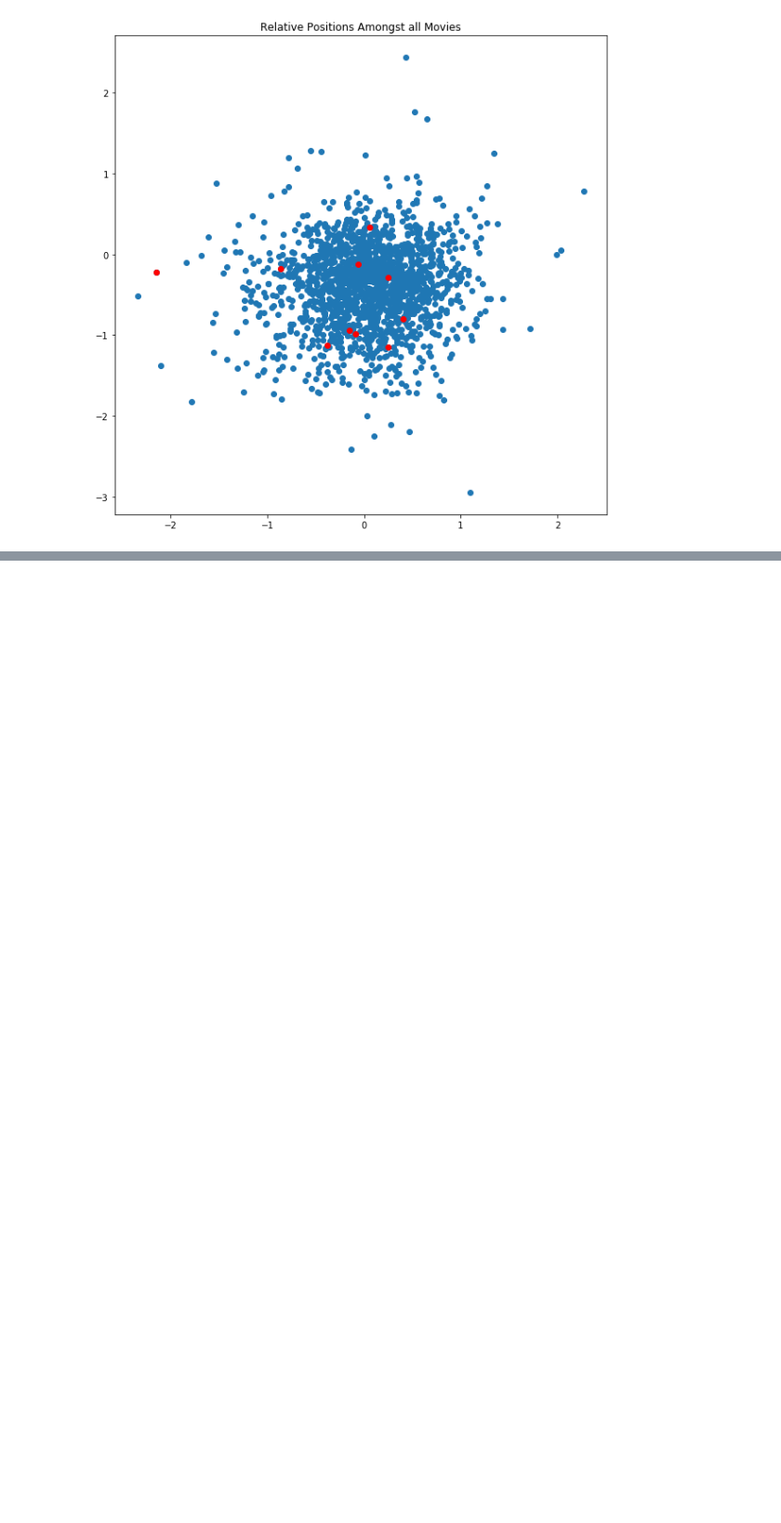
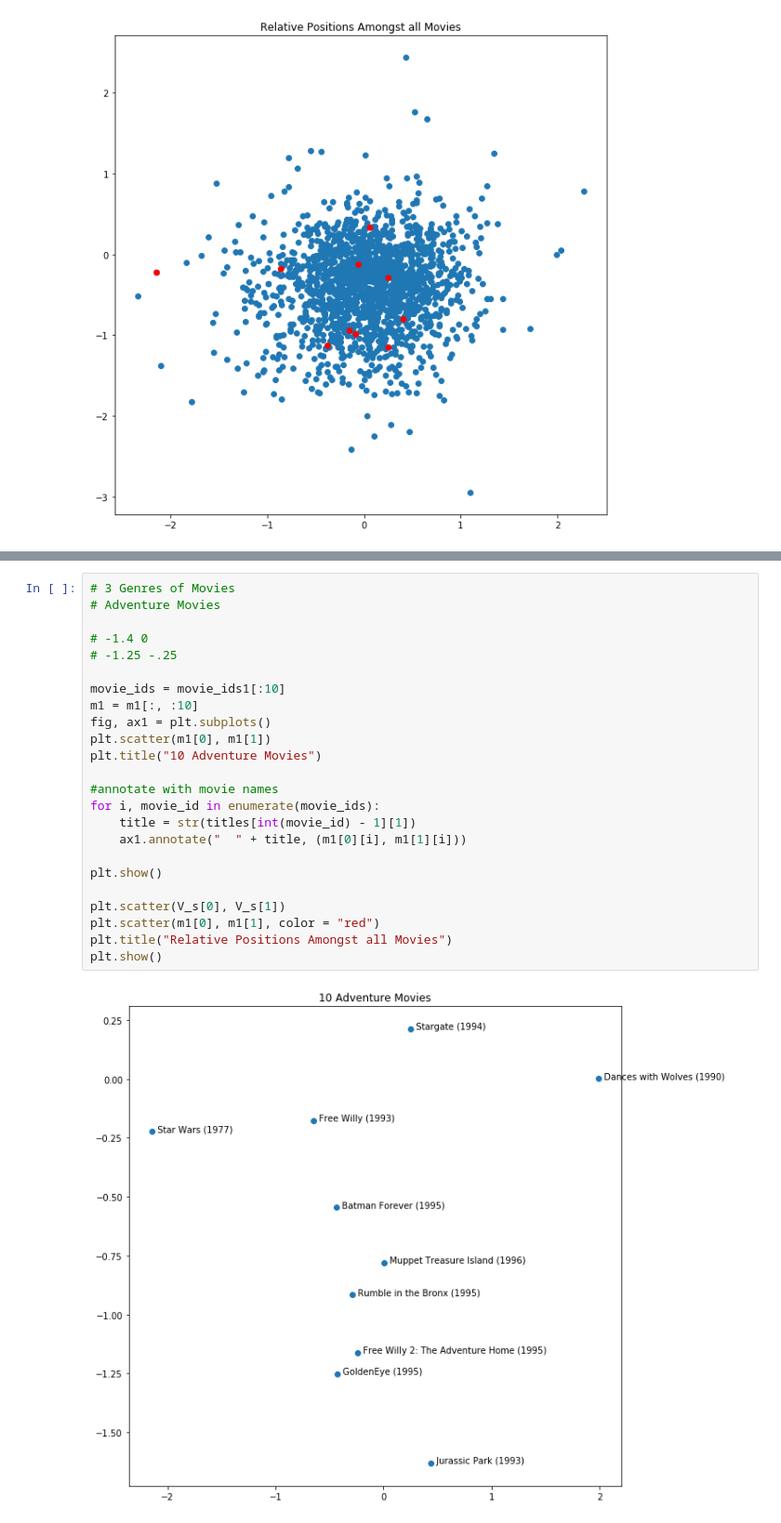
Before and after one commit to jwcomo66/miniproject2, a Jupyter notebook: MP2.ipynb, the cells around one changed output, grey strips where cells are left out. Shown at 93% size. Drawn from its saved outputs; the diff is of its cells as text; blank space fills up the shorter version.

Commit message:
Matrix Visualization w/o bias w/ graphs

```diff
--- a/MP2.ipynb
+++ b/MP2.ipynb
@@ -423,0 +317,26 @@ Text(0.5, 1.0, "Adventures, Children's, Crime Movies")
+# %%
+# 3 Genres of Movies
+# Adventure Movies
+
+# -1.4 0
+# -1.25 -.25
+
+movie_ids = movie_ids1[:10]
+m1 = m1[:, :10]
+fig, ax1 = plt.subplots()
+plt.scatter(m1[0], m1[1])
+plt.title("10 Adventure Movies")
+
+#annotate with movie names
+for i, movie_id in enumerate(movie_ids):
+    title = str(titles[int(movie_id) - 1][1])
+    ax1.annotate("  " + title, (m1[0][i], m1[1][i]))
+
+plt.show()
+
+plt.scatter(V_s[0], V_s[1])
+plt.scatter(m1[0], m1[1], color = "red")
+plt.title("Relative Positions Amongst all Movies")
+plt.show()
+# %% [output]
+[figure, added]
```
Also changed, not shown: parts of 5 cells of this notebook.
